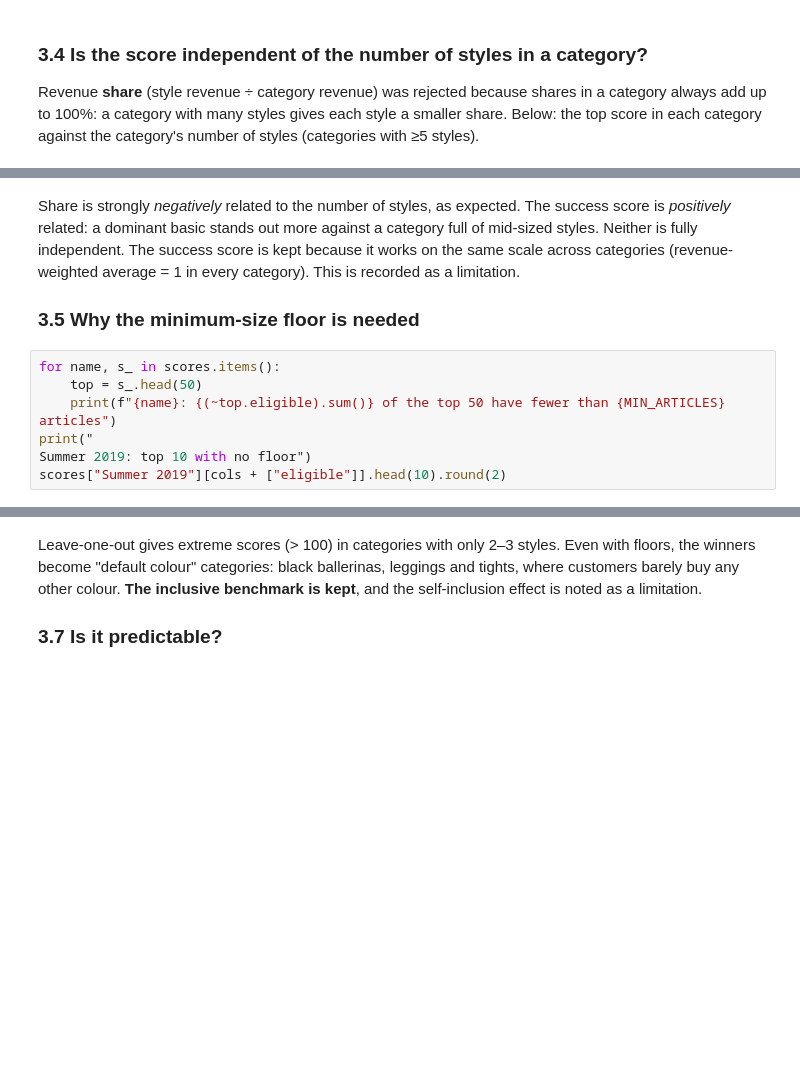
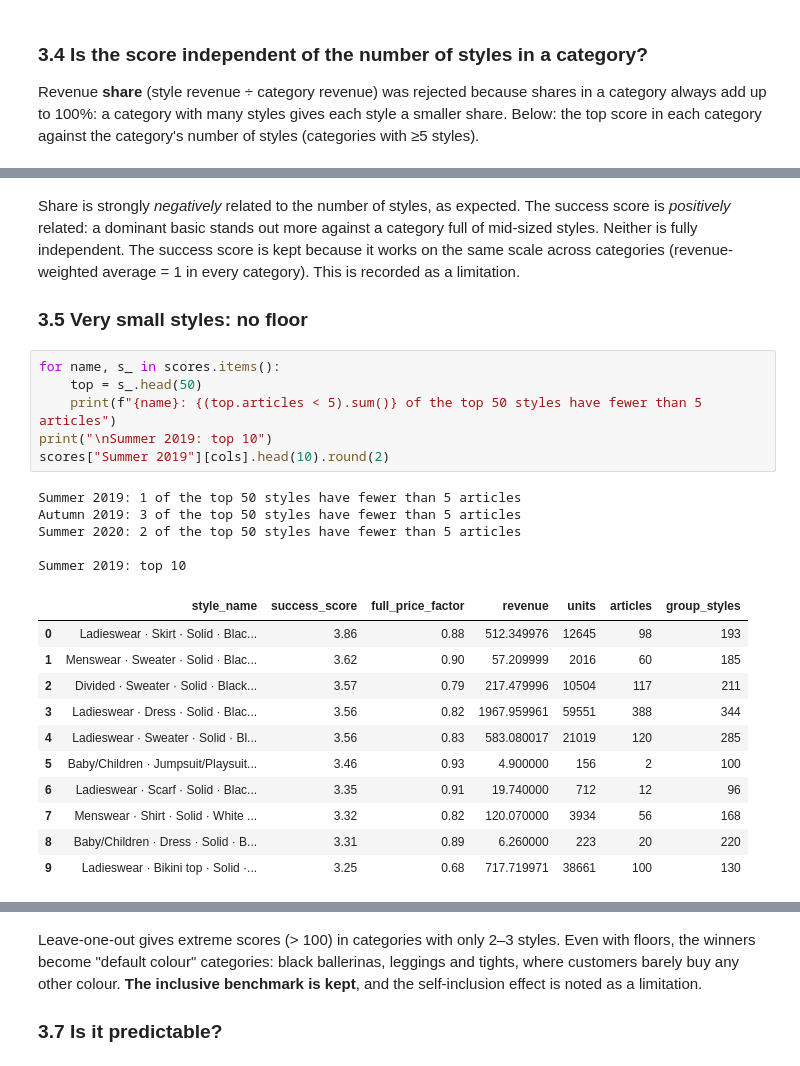
Before and after one commit to AnshifKkk/style_recommendations, a Jupyter notebook: data_science/notebooks/01_style_and_success_definition.ipynb, the cells around one changed output, grey strips where cells are left out. Saved outputs shown, nothing was run; the diff lists cells and outputs as text; blank space fills up the shorter version.

```diff
--- a/data_science/notebooks/01_style_and_success_definition.ipynb
+++ b/data_science/notebooks/01_style_and_success_definition.ipynb
@@ -263,12 +380,28 @@ Share is strongly *negatively* related to the number of styles, as expected. The
 Neither is fully independent. The success score is kept because it works on the same scale across categories
 (revenue-weighted average = 1 in every category). This is recorded as a limitation.
 
-### 3.5 Why the minimum-size floor is needed
+### 3.5 Very small styles: no floor
 # %%
 for name, s_ in scores.items():
     top = s_.head(50)
-    print(f"{name}: {(~top.eligible).sum()} of the top 50 have fewer than {MIN_ARTICLES} articles")
-print("
-Summer 2019: top 10 with no floor")
-scores["Summer 2019"][cols + ["eligible"]].head(10).round(2)
+    print(f"{name}: {(top.articles < 5).sum()} of the top 50 styles have fewer than 5 articles")
+print("\nSummer 2019: top 10")
+scores["Summer 2019"][cols].head(10).round(2)
+# %% [output]
+Summer 2019: 1 of the top 50 styles have fewer than 5 articles
+Autumn 2019: 3 of the top 50 styles have fewer than 5 articles
+Summer 2020: 2 of the top 50 styles have fewer than 5 articles
+
+Summer 2019: top 10
+|  | style_name | success_score | full_price_factor | revenue | units | articles | group_styles |
+| 0 | Ladieswear · Skirt · Solid · Blac... | 3.86 | 0.88 | 512.349976 | 12645 | 98 | 193 |
+| 1 | Menswear · Sweater · Solid · Blac... | 3.62 | 0.90 | 57.209999 | 2016 | 60 | 185 |
+| 2 | Divided · Sweater · Solid · Black... | 3.57 | 0.79 | 217.479996 | 10504 | 117 | 211 |
+| 3 | Ladieswear · Dress · Solid · Blac... | 3.56 | 0.82 | 1967.959961 | 59551 | 388 | 344 |
+| 4 | Ladieswear · Sweater · Solid · Bl... | 3.56 | 0.83 | 583.080017 | 21019 | 120 | 285 |
+| 5 | Baby/Children · Jumpsuit/Playsuit... | 3.46 | 0.93 | 4.900000 | 156 | 2 | 100 |
+| 6 | Ladieswear · Scarf · Solid · Blac... | 3.35 | 0.91 | 19.740000 | 712 | 12 | 96 |
+| 7 | Menswear · Shirt · Solid · White ... | 3.32 | 0.82 | 120.070000 | 3934 | 56 | 168 |
+| 8 | Baby/Children · Dress · Solid · B... | 3.31 | 0.89 | 6.260000 | 223 | 20 | 220 |
+| 9 | Ladieswear · Bikini top · Solid ·... | 3.25 | 0.68 | 717.719971 | 38661 | 100 | 130 |
 # %% [markdown]
```
Also changed, not shown: parts of 24 cells of this notebook, 4 other files.
